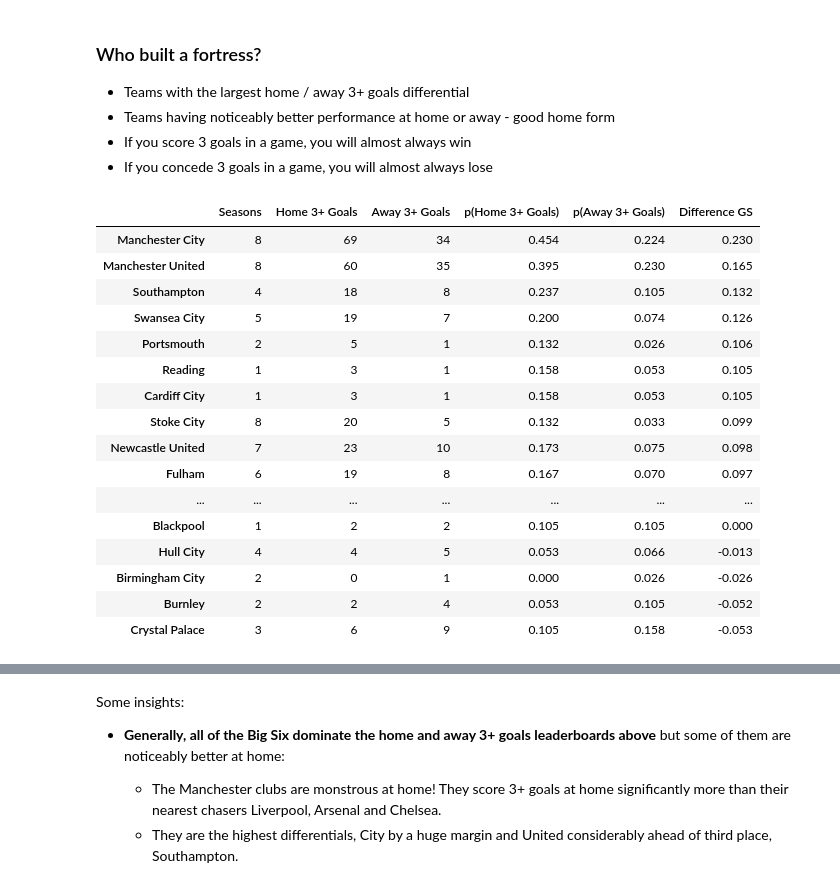
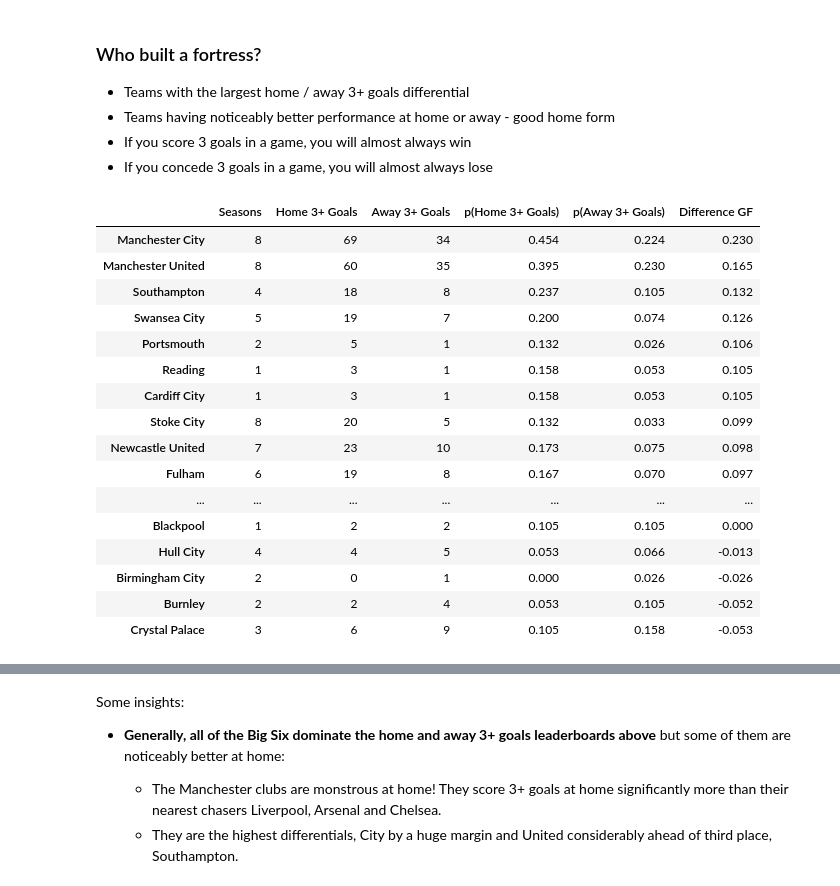
Before and after one commit to tjjdoherty/football-project-mvp, a Jupyter notebook: intro_clean_eda.ipynb, the cells around one changed output, grey strips where cells are left out. Saved outputs shown, nothing was run; the diff lists cells and outputs as text; code cells hidden in the pictures.

```diff
--- a/intro_clean_eda.ipynb
+++ b/intro_clean_eda.ipynb
@@ -300,14 +558,17 @@ Adding Results columns here:
 # %%
 # add the Result Column - 1 if home team wins, 0 if draw, -1 if away team wins
-prem.insert(9, 'Result', np.sign(prem['Home GS'] - prem['Away GS']))
+prem.insert(9, 'Result', np.sign(prem['Home GF'] - prem['Away GF']))
 
 # add the Margin column = gives the margin of victory for the home / away team
-prem.insert(10, 'Margin', prem['Home GS'] - prem['Away GS'])
+prem.insert(10, 'Margin', prem['Home GF'] - prem['Away GF'])
+
+# add the home_win column - 1 if home team wins, 0 otherwise
+prem.insert(11, 'Home Win', (prem['Result'] == 1).astype(int)) # 1 if home team wins, 0 otherwise
 
 # same with the all_matches table
-european_matches.insert(8, 'Result', np.sign(european_matches['Home GS'] - european_matches['Away GS']))
+european_matches.insert(8, 'Result', np.sign(european_matches['Home GF'] - european_matches['Away GF']))
 
-european_matches.insert(9, 'Margin', european_matches['Home GS'] - european_matches['Away GS'])
+european_matches.insert(9, 'Margin', european_matches['Home GF'] - european_matches['Away GF'])
 # %%
 prem.sample(5)
 # %% [output]
@@ -676,8 +955,8 @@ Cardiff City                38
 Name: count, dtype: int64
 # %%
 # find the value counts for each team for matches where the home team has scored 3 or more goals
-home_3_gs = prem[prem['Home GS'] >= 3]['home_team'].value_counts()
-away_3_gs = prem[prem['Away GS'] >= 3]['away_team'].value_counts()
+home_3_gs = prem[prem['Home GF'] >= 3]['home_team'].value_counts()
+away_3_gs = prem[prem['Away GF'] >= 3]['away_team'].value_counts()
 
 print(home_3_gs.sample(5))
 print("\n")
@@ -702,8 +981,8 @@ Name: count, dtype: int64
 # %% [markdown]
 I also want to see the porous teams - who is vulnerable at home and away?
 # %%
-home_3_ga = prem[prem['Away GS'] >= 3]['home_team'].value_counts()
-away_3_ga = prem[prem['Home GS'] >= 3]['away_team'].value_counts()
+home_3_ga = prem[prem['Away GF'] >= 3]['home_team'].value_counts()
+away_3_ga = prem[prem['Home GF'] >= 3]['away_team'].value_counts()
 print(home_3_ga.sample(5))
 print("\n")
 print(away_3_ga.sample(5))
@@ -790,7 +1069,7 @@ I want to determine a few things here as I add these probability of 3 goals colu
 I will do a correlation heatmap of the probabilities of 3+ goals home and away, with the appearances
 # %%
 # differential between home and away 3+ goals
-three_goals['Difference GS'] = three_goals['p(Home 3+ Goals)'] - three_goals['p(Away 3+ Goals)']
+three_goals['Difference GF'] = three_goals['p(Home 3+ Goals)'] - three_goals['p(Away 3+ Goals)']
 three_goals['Difference GA'] = three_goals['p(Home 3+ Goals Against)'] - three_goals['p(Away 3+ Goals Against)']
 # %%
 three_goals.sample(10)
@@ -834,10 +1113,10 @@ Remember, unlike some of the other results based exploration, these are not symm
 - If you concede 3 goals in a game, you will almost always lose
 # %%
 # order the teams by the difference column
-three_goals_gs = three_goals[['Seasons', 'Home 3+ Goals', 'Away 3+ Goals', 'p(Home 3+ Goals)', 'p(Away 3+ Goals)', 'Difference GS']].sort_values(by='Difference GS', ascending=False)
+three_goals_gs = three_goals[['Seasons', 'Home 3+ Goals', 'Away 3+ Goals', 'p(Home 3+ Goals)', 'p(Away 3+ Goals)', 'Difference GF']].sort_values(by='Difference GF', ascending=False)
 three_goals_gs
 # %% [output]
-|  | Seasons | Home 3+ Goals | Away 3+ Goals | p(Home 3+ Goals) | p(Away 3+ Goals) | Difference GS |
+|  | Seasons | Home 3+ Goals | Away 3+ Goals | p(Home 3+ Goals) | p(Away 3+ Goals) | Difference GF |
 | Manchester City | 8 | 69 | 34 | 0.454 | 0.224 | 0.230 |
 | Manchester United | 8 | 60 | 35 | 0.395 | 0.230 | 0.165 |
 | Southampton | 4 | 18 | 8 | 0.237 | 0.105 | 0.132 |
```
Also changed, not shown: parts of 90 cells of this notebook.
